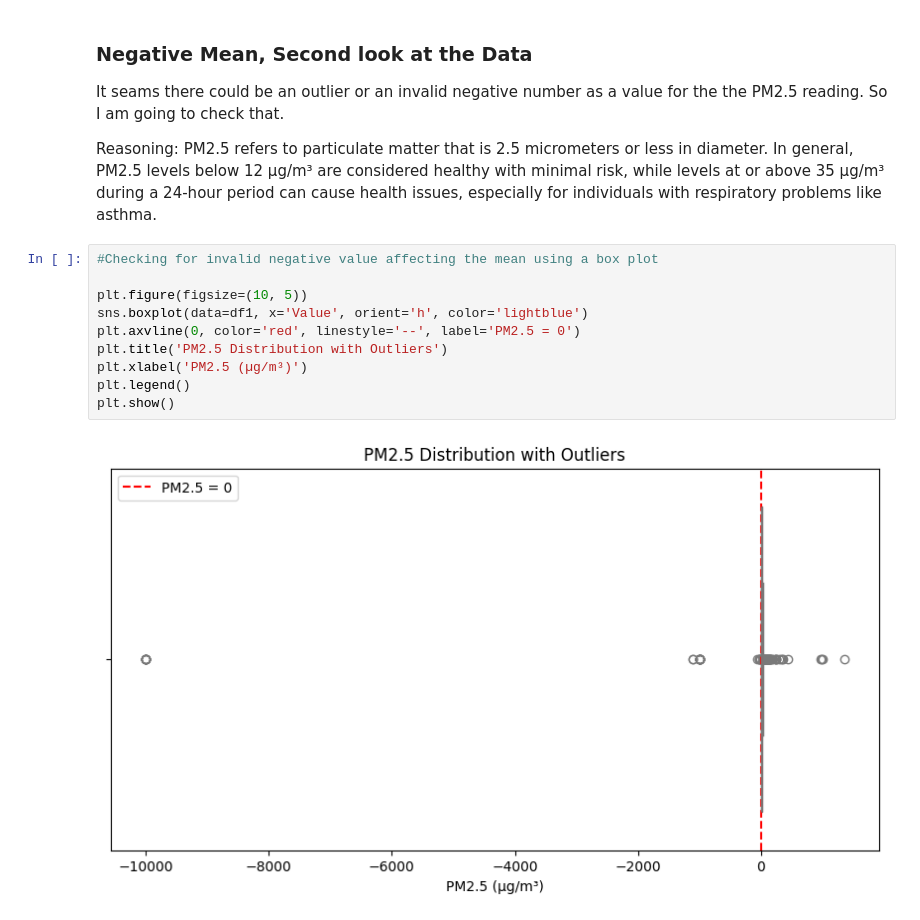
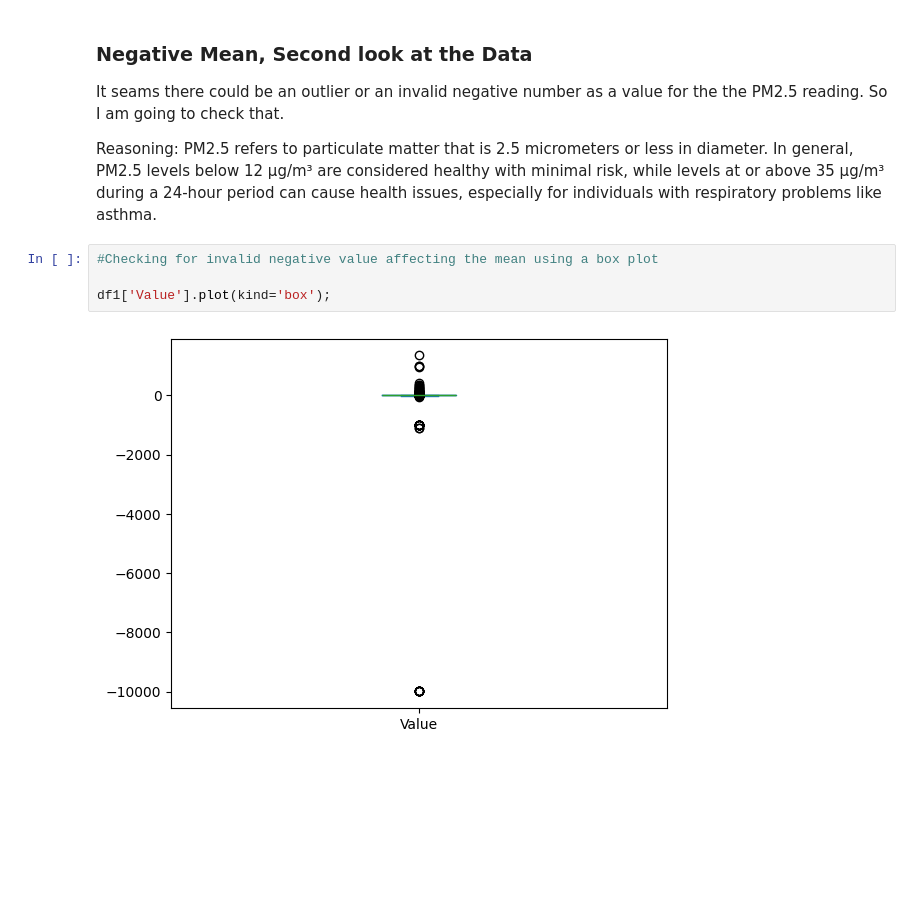
Before and after one commit to ak-boateng/air-quality-index, a Jupyter notebook: Air_Quality_Index_Project.ipynb, the cells around one changed output. Saved outputs shown, nothing was run; the diff lists cells and outputs as text; blank space fills up the shorter version.

```diff
--- a/Air_Quality_Index_Project.ipynb
+++ b/Air_Quality_Index_Project.ipynb
@@ -234,15 +234,9 @@ df1.describe()
 It seams there could be an outlier or an invalid negative number as a value for the the PM2.5 reading. So I am going to check that.
 
 Reasoning: PM2.5 refers to particulate matter that is 2.5 micrometers or less in diameter. In general, PM2.5 levels below 12 μg/m³ are considered healthy with minimal risk, while levels at or above 35 μg/m³ during a 24-hour period can cause health issues, especially for individuals with respiratory problems like asthma.
-# %%
-#Checking for invalid negative value affecting the mean using a box plot
-
-plt.figure(figsize=(10, 5))
-sns.boxplot(data=df1, x='Value', orient='h', color='lightblue')
-plt.axvline(0, color='red', linestyle='--', label='PM2.5 = 0')
-plt.title('PM2.5 Distribution with Outliers')
-plt.xlabel('PM2.5 (µg/m³)')
-plt.legend()
-plt.show()
-# %% [output]
-[figure, removed]
+# %%
+#Checking for invalid negative value affecting the mean using a box plot
+
+df1['Value'].plot(kind='box');
+# %% [output]
+[figure, added]
```
